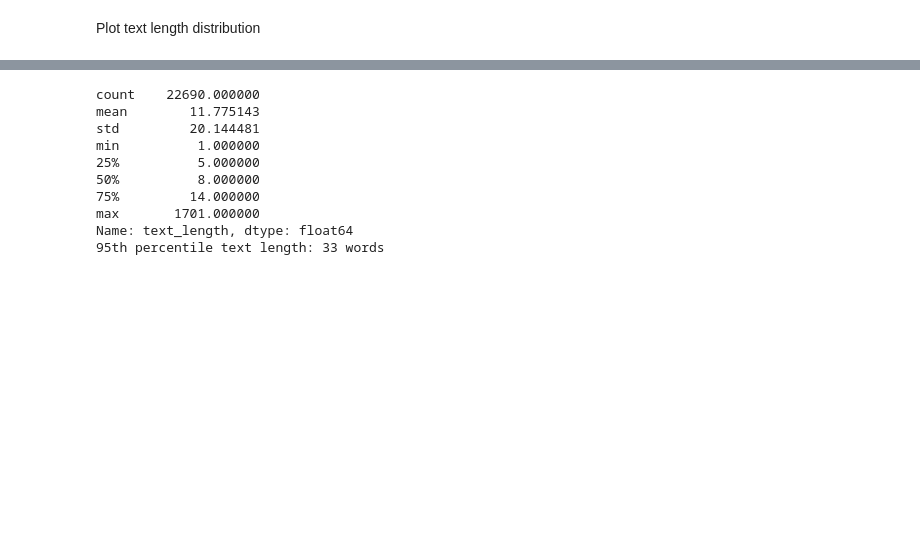
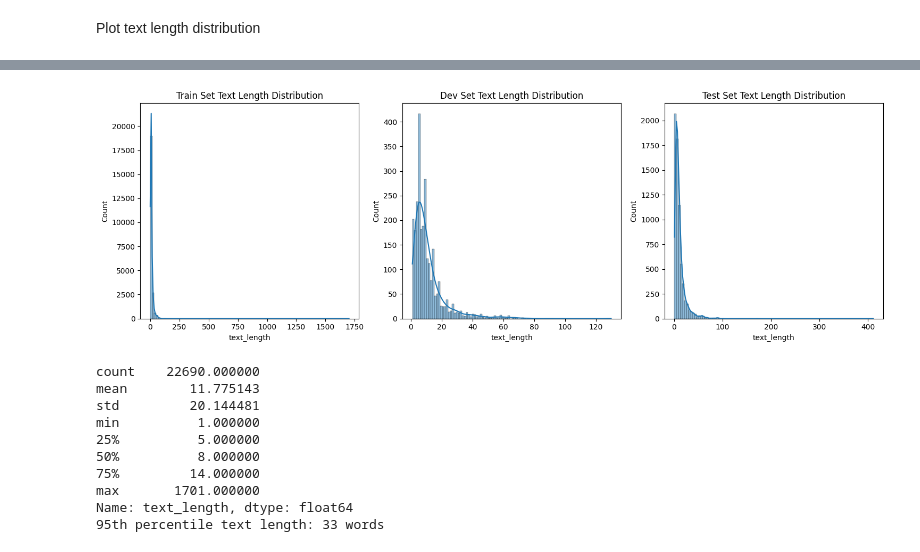
Before and after one commit to DuyMinhDo/Vietnamese-Hate-Speech-Detection, a Jupyter notebook: notebooks/EDA.ipynb, the cells around one changed output, grey strips where cells are left out. Saved outputs shown, nothing was run; the diff lists cells and outputs as text; code cells hidden in the pictures; blank space fills up the shorter version.

```diff
--- a/notebooks/EDA.ipynb
+++ b/notebooks/EDA.ipynb
@@ -131,3 +228,5 @@ plt.show()
 Plot text length distribution
 # %%
 train_set['text_length'] = train_set['free_text'].apply(lambda x: len(str(x).split()))
+dev_set['text_length'] = dev_set['free_text'].apply(lambda x: len(str(x).split()))
+test_set['text_length'] = test_set['free_text'].apply(lambda x: len(str(x).split()))
@@ -142,3 +233,22 @@ plt.show()
+# %%
+plt.figure(figsize=(15, 5))
+
+plt.subplot(1, 3, 1)
+sns.histplot(train_set['text_length'], bins=100, kde=True)
+plt.title('Train Set Text Length Distribution')
+
+plt.subplot(1, 3, 2)
+sns.histplot(dev_set['text_length'], bins=100, kde=True)
+plt.title('Dev Set Text Length Distribution')
+
+plt.subplot(1, 3, 3)
+sns.histplot(test_set['text_length'], bins=100, kde=True)
+plt.title('Test Set Text Length Distribution')
+
+plt.tight_layout()
+plt.show()
+# %% [output]
+[figure, added]
 # %%
 print(train_set['text_length'].describe())
 
```
Also changed, not shown: parts of 27 cells of this notebook, 11 other files.
